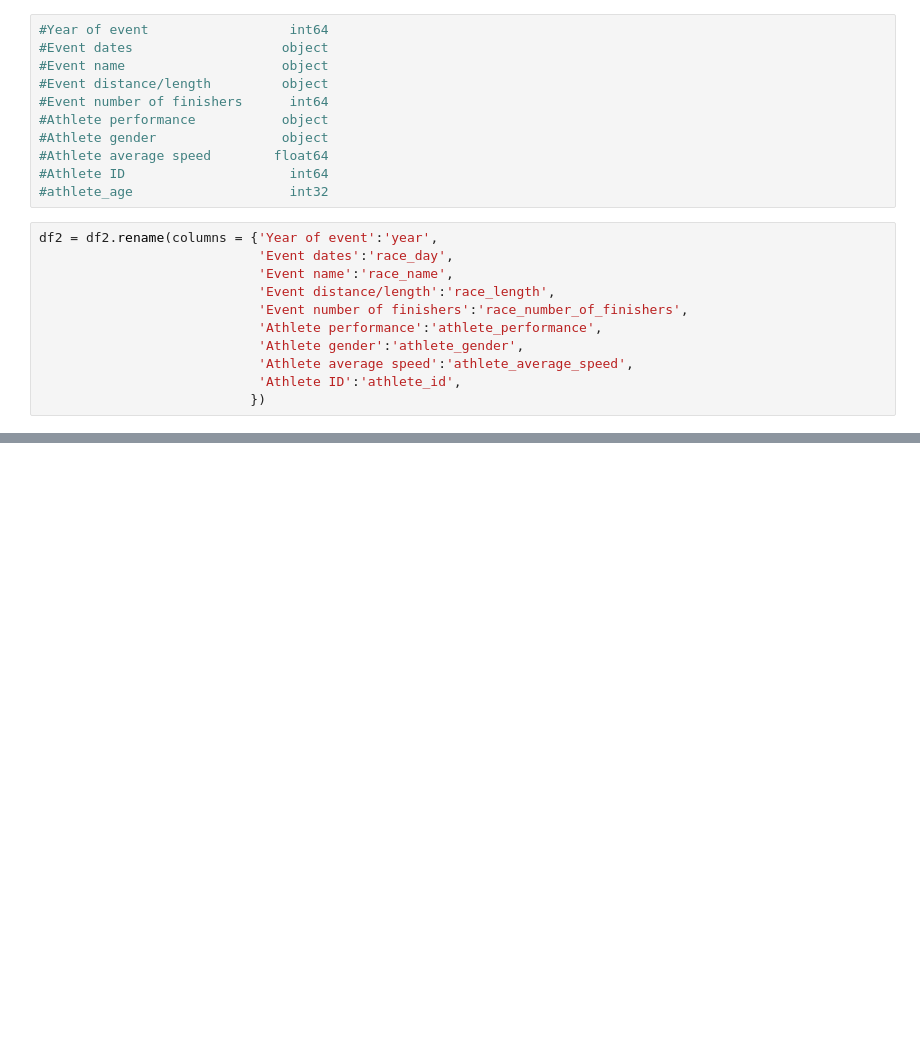
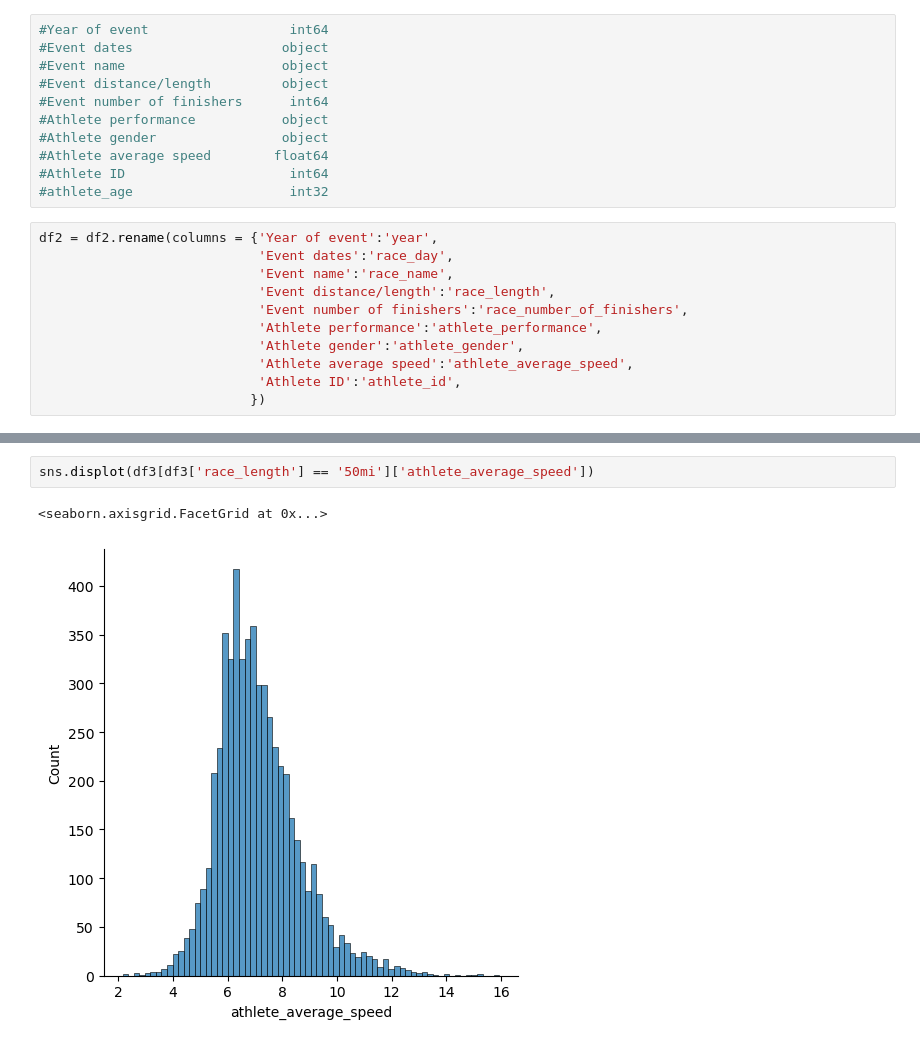
Before and after one commit to tomsclater/marathon-dataset, a Jupyter notebook: Data set - Marathons.ipynb, the cells around one changed output, grey strips where cells are left out. Saved outputs shown, nothing was run; the diff lists cells and outputs as text; blank space fills up the shorter version.

```diff
--- a/Data set - Marathons.ipynb
+++ b/Data set - Marathons.ipynb
@@ -349,0 +405,5 @@ df2.head()
+# %%
+sns.displot(df3[df3['race_length'] == '50mi']['athlete_average_speed'])
+# %% [output]
+<seaborn.axisgrid.FacetGrid at 0x...>
+[figure, added]
```
Also changed, not shown: parts of 15 cells of this notebook.
